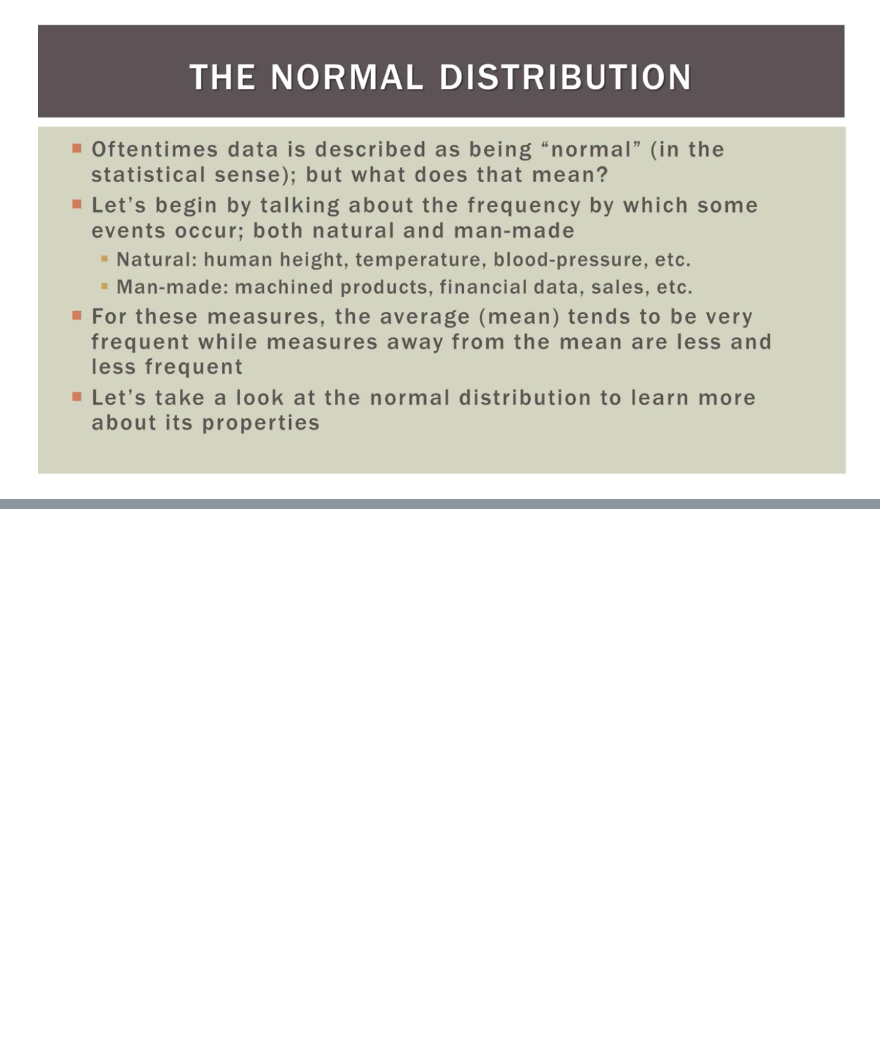
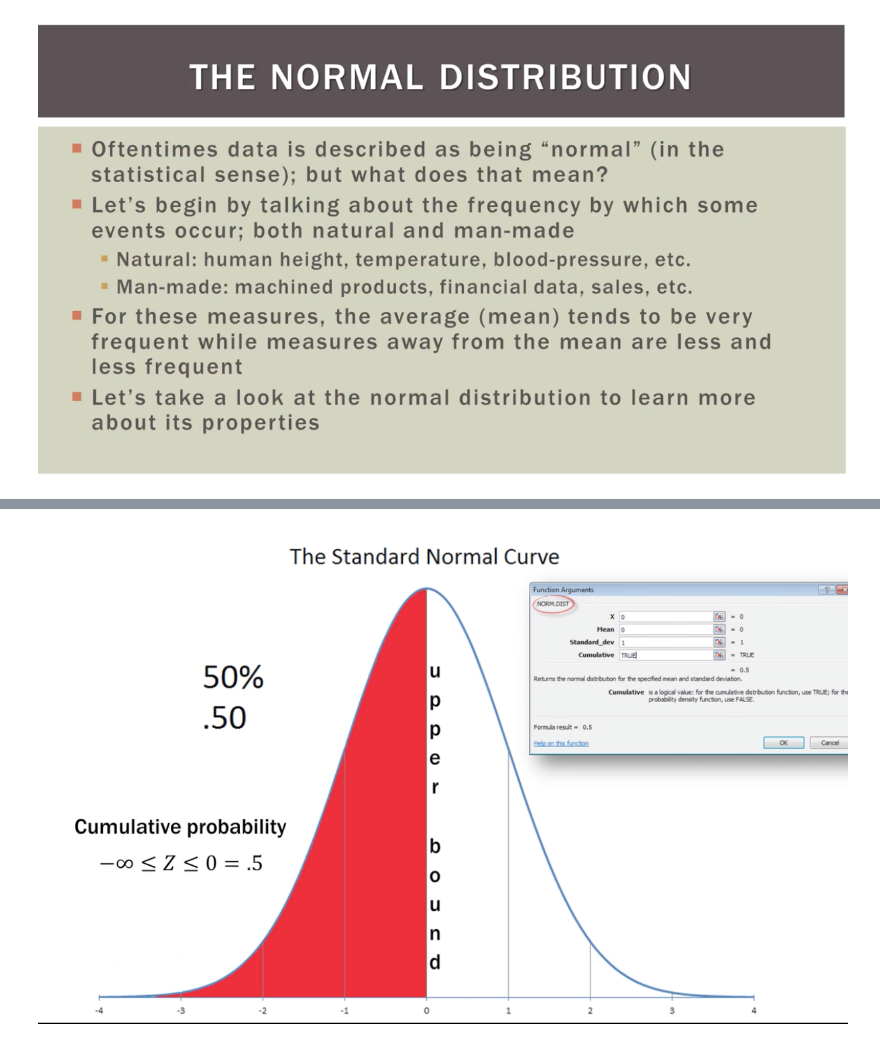
Before and after one commit to jmandivarapu1/Statistics_Python_ML, a Jupyter notebook: 04.Normal Distrubution.ipynb, the cells around one changed output, grey strips where cells are left out. Cells and saved outputs as stored; diff of their text form; code cells hidden in the pictures; blank space fills up the shorter version.

```diff
--- a/04.Normal Distrubution.ipynb
+++ b/04.Normal Distrubution.ipynb
@@ -22,0 +27,4 @@ Image('./Images/ND1.png')
+# %%
+Image('./Images/NDSP1.png')
+# %% [output]
+[figure, added]
```
Also changed, not shown: parts of 1 cell of this notebook, 15 other files.
